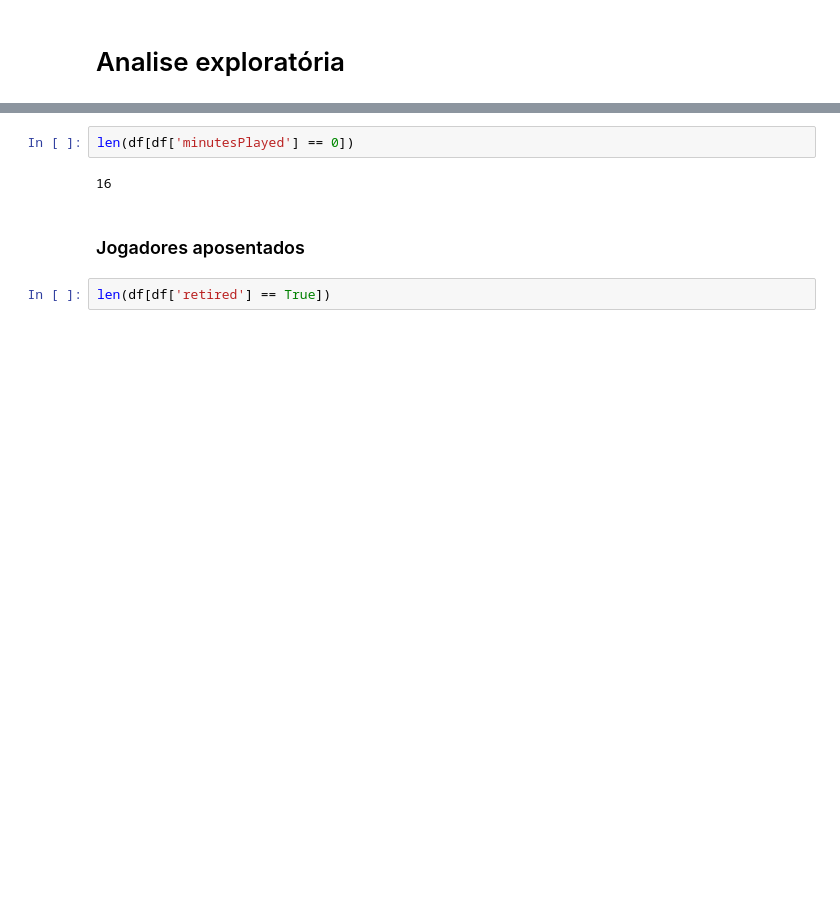
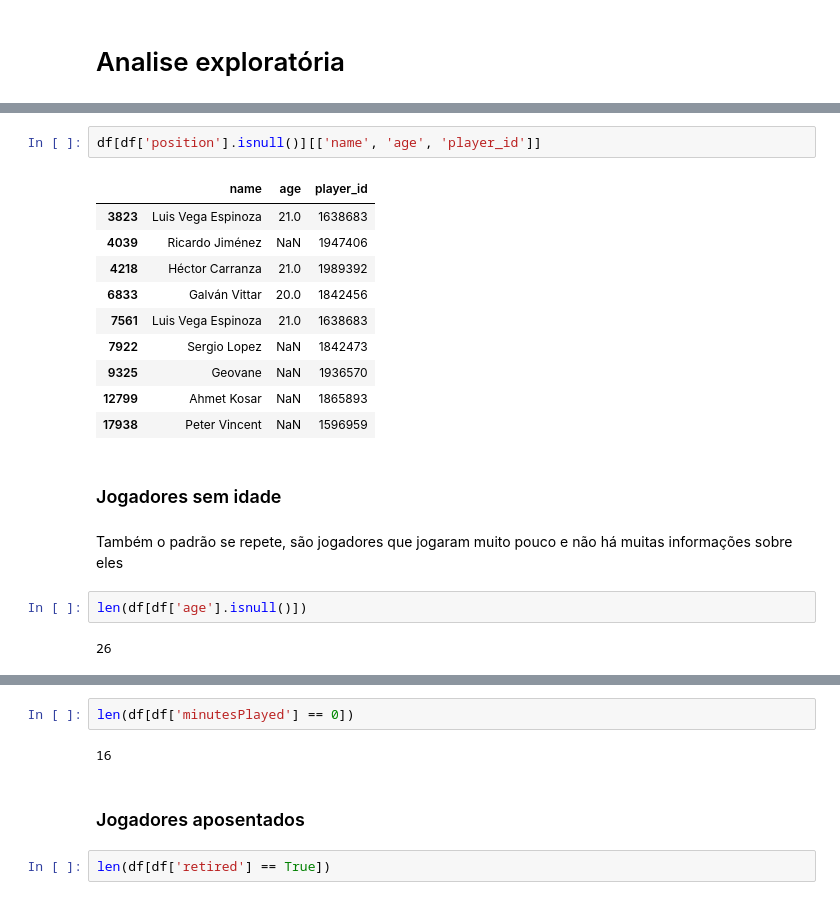
Before and after one commit to Yaak3/TCC2, a Jupyter notebook: Notebooks/analizys.ipynb, the cells around one changed output, grey strips where cells are left out. Saved outputs shown, nothing was run; the diff lists cells and outputs as text; blank space fills up the shorter version.

Commit message:
feat: analyzing player data

```diff
--- a/Notebooks/analizys.ipynb
+++ b/Notebooks/analizys.ipynb
@@ -100,0 +237,21 @@ df.head()
+# %%
+df[df['position'].isnull()][['name', 'age', 'player_id']]
+# %% [output]
+|  | name | age | player_id |
+| 3823 | Luis Vega Espinoza | 21.0 | 1638683 |
+| 4039 | Ricardo Jiménez | NaN | 1947406 |
+| 4218 | Héctor Carranza | 21.0 | 1989392 |
+| 6833 | Galván Vittar | 20.0 | 1842456 |
+| 7561 | Luis Vega Espinoza | 21.0 | 1638683 |
+| 7922 | Sergio Lopez | NaN | 1842473 |
+| 9325 | Geovane | NaN | 1936570 |
+| 12799 | Ahmet Kosar | NaN | 1865893 |
+| 17938 | Peter Vincent | NaN | 1596959 |
+# %% [markdown]
+### Jogadores sem idade
+# %% [markdown]
+Também o padrão se repete, são jogadores que jogaram muito pouco e não há muitas informações sobre eles
+# %%
+len(df[df['age'].isnull()])
+# %% [output]
+26
```
Also changed, not shown: parts of 29 cells of this notebook.
